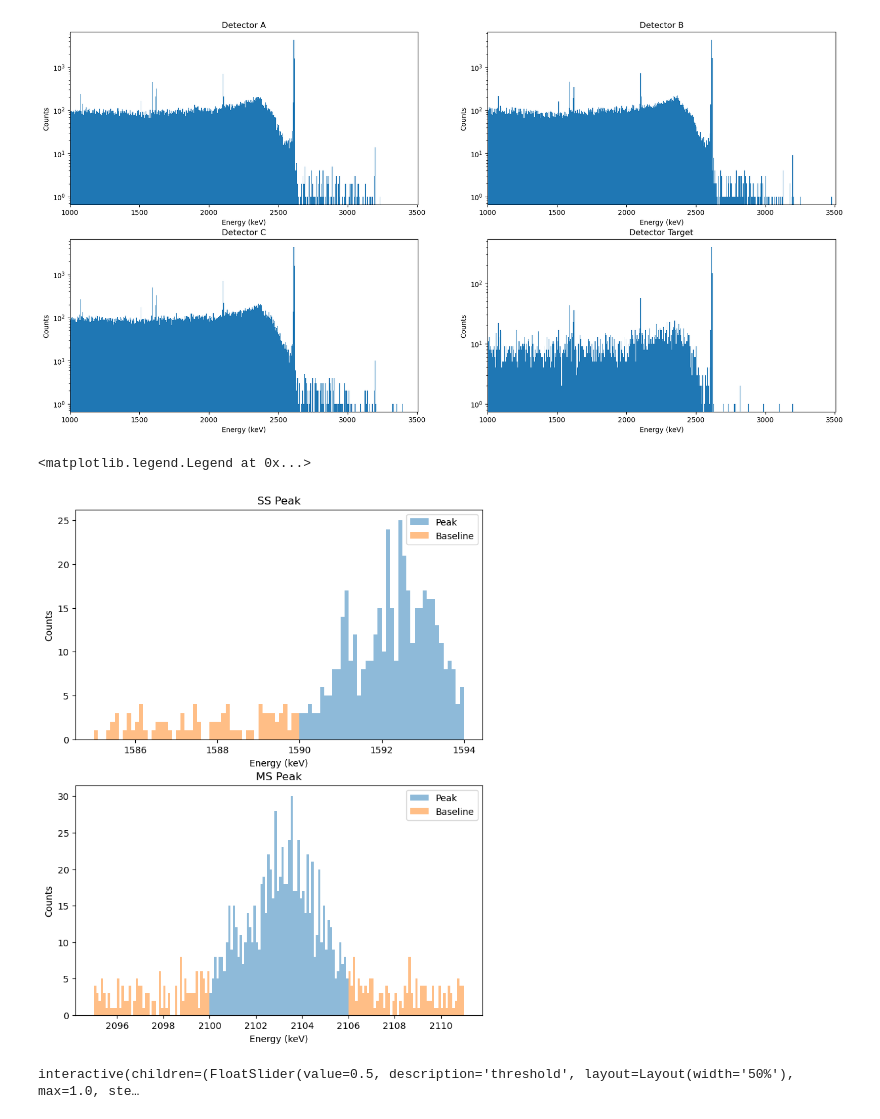
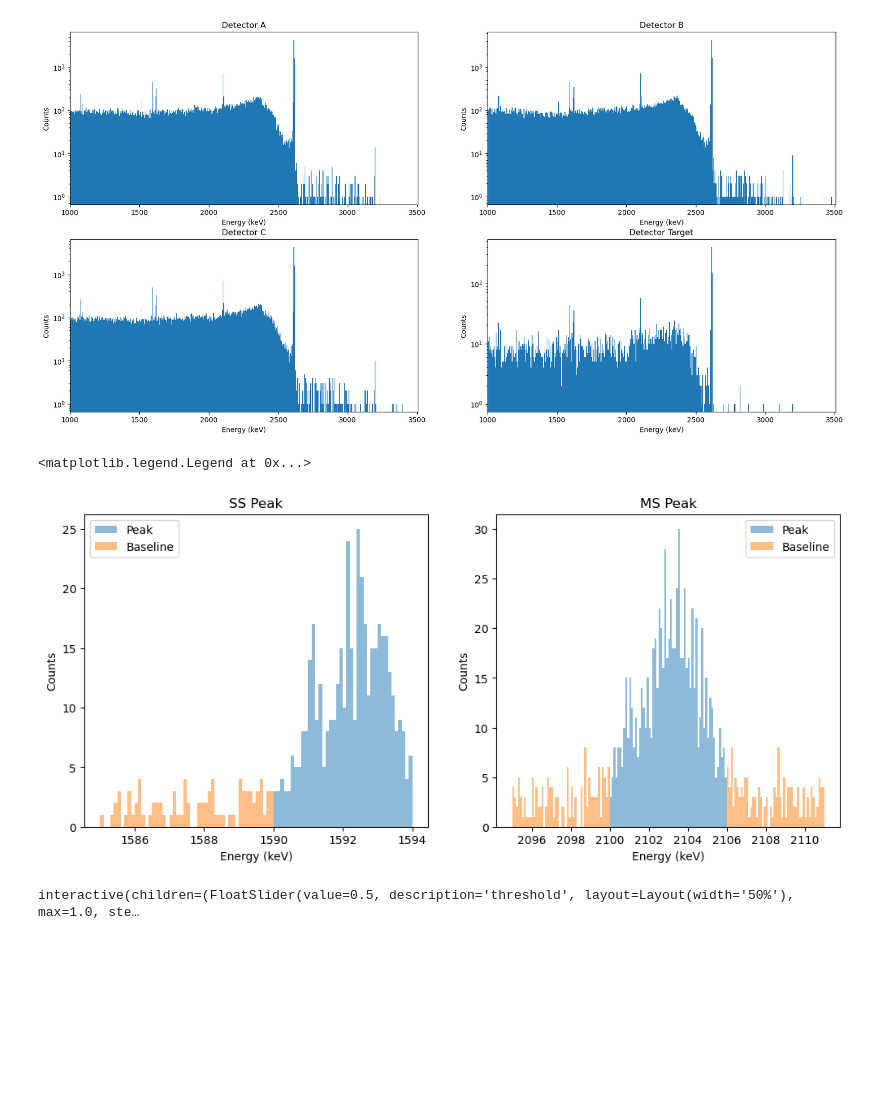
Before and after one commit to bucket420/dsc291-final, a Jupyter notebook: analysis.ipynb, the cells around one changed output. Saved outputs shown, nothing was run; the diff lists cells and outputs as text; code cells hidden in the pictures; blank space fills up the shorter version.

```diff
--- a/analysis.ipynb
+++ b/analysis.ipynb
@@ -85,35 +85,35 @@ ms_upper_limit = 2106
 # Range of SS baseline
 ss_baseline_lower_limit = 1585
 
 # Range of MS baseline
 ms_baseline_lower_limit = 2095
 ms_baseline_upper_limit = 2111
 
 ss = energy_A[(energy_A > ss_lower_limit) & (energy_A < ss_upper_limit)]
 ms = energy_B[(energy_B > ms_lower_limit) & (energy_B < ms_upper_limit)]
 
 ss_baseline = energy_A[(energy_A > ss_baseline_lower_limit) & (energy_A < ss_lower_limit)]
 ms_baseline = energy_B[((energy_B > ms_baseline_lower_limit) & (energy_B < ms_lower_limit)) | ((energy_B > ms_upper_limit) & (energy_B < ms_baseline_upper_limit))]
 
 bin_width_peaks = 0.1
 
-fig, axes = plt.subplots(2, 1, figsize=(8, 10))
+fig, axes = plt.subplots(1, 2, figsize=(12, 5))
 axes[0].set_title('SS Peak')
 _ = axes[0].hist(ss, bins=np.arange(ss_lower_limit, ss_upper_limit + bin_width_peaks, bin_width_peaks), alpha=0.5, label='Peak')
 _ = axes[0].hist(ss_baseline, bins=np.arange(ss_baseline_lower_limit, ss_lower_limit + bin_width_peaks, bin_width_peaks), alpha=0.5, label='Baseline')
 axes[0].set_xlabel('Energy (keV)')
 axes[0].set_ylabel('Counts')
 axes[0].legend()
 
 axes[1].set_title('MS Peak')
 _ = axes[1].hist(ms, bins=np.arange(ms_lower_limit, ms_upper_limit + bin_width_peaks, bin_width_peaks), alpha=0.5, label='Peak')
 _ = axes[1].hist(ms_baseline, bins=np.arange(ms_baseline_lower_limit, ms_baseline_upper_limit + bin_width_peaks, bin_width_peaks), alpha=0.5, label='Baseline')
 axes[1].set_xlabel('Energy (keV)')
 axes[1].set_ylabel('Counts')
 axes[1].legend()
 # %% [output]
 <matplotlib.legend.Legend at 0x...>
-[figure, old version]
+[figure, new version]
 # %%
 ss_score = score_A[(energy_A > ss_lower_limit) & (energy_A < ss_upper_limit)]
 ms_score = score_B[(energy_B > ms_lower_limit) & (energy_B < ms_upper_limit)]
```
Also changed, not shown: parts of 5 cells of this notebook.
